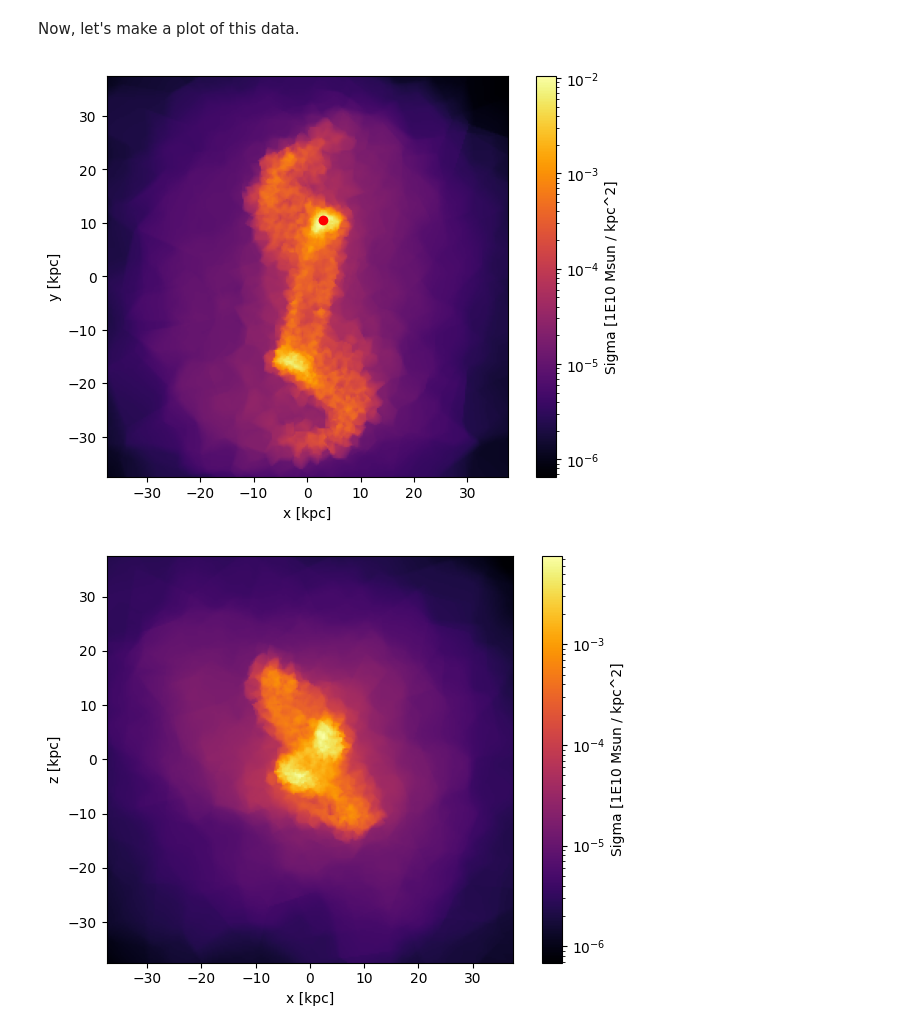
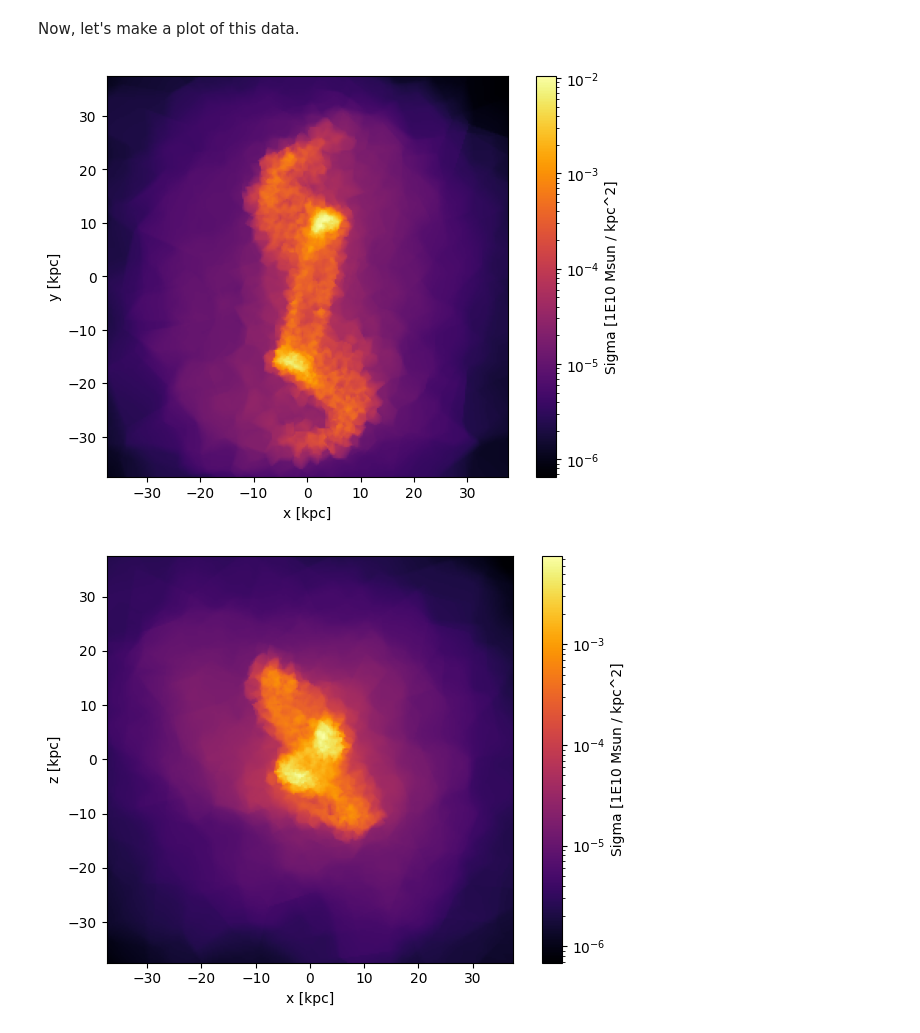
Before and after one commit to gusbeane/vortrace, a Jupyter notebook: docs/QuickStart.ipynb, the cells around one changed output. Saved outputs shown, nothing was run; the diff lists cells and outputs as text; code cells hidden in the pictures.

```diff
--- a/docs/QuickStart.ipynb
+++ b/docs/QuickStart.ipynb
@@ -16,16 +16,19 @@ def read_arepo_snap(snapname):
 
     pos = np.array(f['PartType0']['Coordinates'])
     rho = np.array(f['PartType0']['Density'])
+    mass = np.array(f['PartType0']['Masses'])
+    vol = mass / rho
     BoxSize = f['Parameters'].attrs['BoxSize']
 
     f.close()
 
-    return pos, rho, BoxSize
+    return pos, rho, vol, BoxSize
 # %% [markdown]
 Next, we actually load in the data and create a Projection Cloud object. This object stores the Voronoi mesh data and facilitates various operations over the dataset.
 # %%
+%%time
 snapname = '../tests/test_data/galaxy_interaction.hdf5'
-pos, rho, BoxSize = read_arepo_snap(snapname)
+pos, rho, vol, BoxSize = read_arepo_snap(snapname)
 
 L = 75.
-pc = vt.ProjectionCloud(pos, rho, boundbox=[0., BoxSize, 0., BoxSize, 0., BoxSize])
+pc = vt.ProjectionCloud(pos, rho, vol=vol, boundbox=[0., BoxSize, 0., BoxSize, 0., BoxSize])
@@ -45,15 +55,14 @@ Now, let's make a plot of this data.
 # %%
 fig, ax, im = vt.plot.plot_grid(dat_xy, extent=[-L/2., L/2., -L/2., L/2.],
                                label='Sigma [1E10 Msun / kpc^2]')
 
 ax.set_xlabel('x [kpc]')
 ax.set_ylabel('y [kpc]')
-ax.scatter(3, 10.5, c='r')
 
 fig.tight_layout()
 plt.show()
 # %% [output]
-[figure, old version]
+[figure, new version]
 # %%
 fig, ax, im = vt.plot.plot_grid(dat_xz, extent=[-L/2., L/2., -L/2., L/2.],
                                label='Sigma [1E10 Msun / kpc^2]')
```
Also changed, not shown: parts of 7 cells of this notebook, 2 other files.
